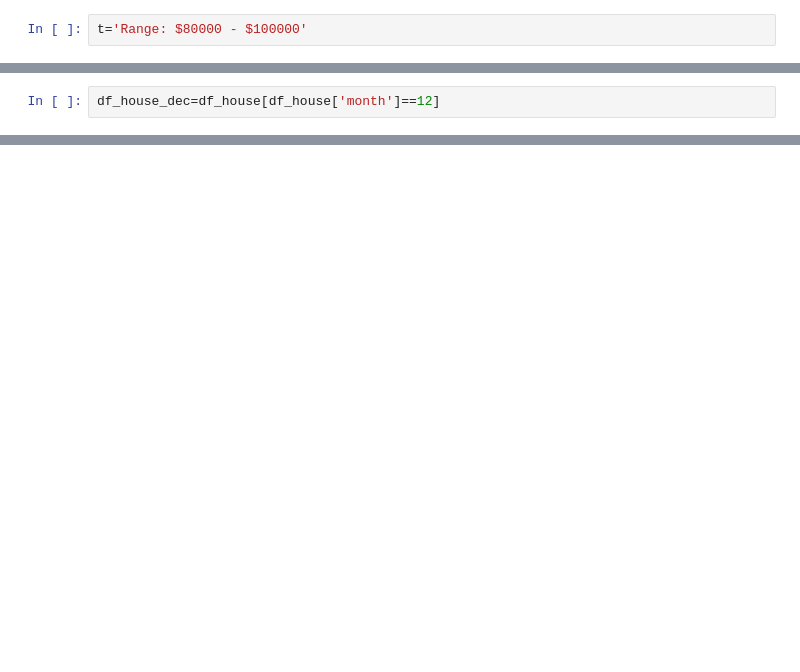
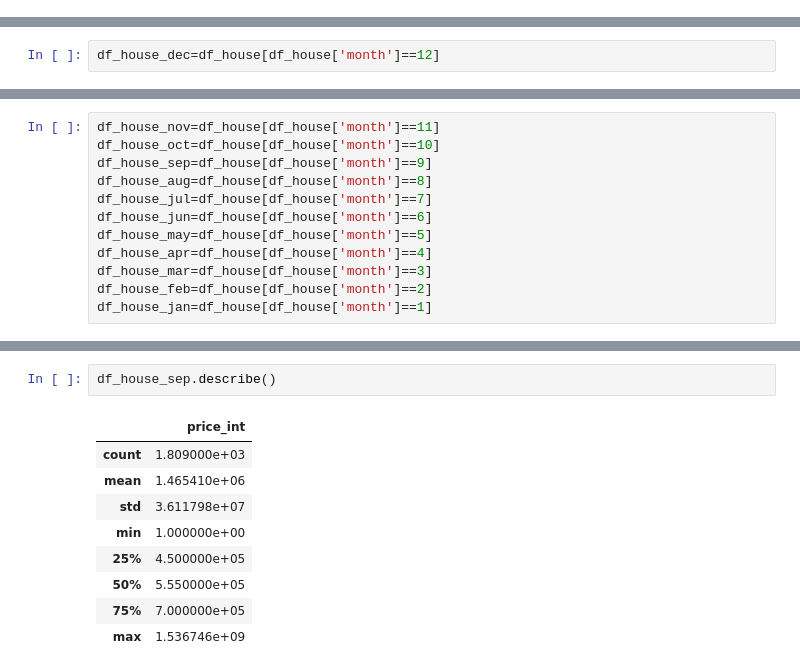
Before and after one commit to xianjunzhengbackup/code, a Jupyter notebook: data science/canberra_property/canberra_property_linear_regression.ipynb, the cells around one changed output, grey strips where cells are left out. Drawn from its saved outputs; the diff is of its cells as text; blank space fills up the shorter version.

```diff
--- a/data science/canberra_property/canberra_property_linear_regression.ipynb
+++ b/data science/canberra_property/canberra_property_linear_regression.ipynb
@@ -54,4 +38,2 @@ def convert_price_to_number(row):
 # %%
 df_house['price_int']=df_house.apply(convert_price_to_number,axis=1)
-# %%
-t='Range: $80000 - $100000'
@@ -91,0 +104,12 @@ df_house_dec.head()
+# %%
+df_house_nov=df_house[df_house['month']==11]
+df_house_oct=df_house[df_house['month']==10]
+df_house_sep=df_house[df_house['month']==9]
+df_house_aug=df_house[df_house['month']==8]
+df_house_jul=df_house[df_house['month']==7]
+df_house_jun=df_house[df_house['month']==6]
+df_house_may=df_house[df_house['month']==5]
+df_house_apr=df_house[df_house['month']==4]
+df_house_mar=df_house[df_house['month']==3]
+df_house_feb=df_house[df_house['month']==2]
+df_house_jan=df_house[df_house['month']==1]
@@ -91,0 +156,12 @@ df_house_dec.head()
+# %%
+df_house_sep.describe()
+# %% [output]
+|  | price_int |
+| count | 1.809000e+03 |
+| mean | 1.465410e+06 |
+| std | 3.611798e+07 |
+| min | 1.000000e+00 |
+| 25% | 4.500000e+05 |
+| 50% | 5.550000e+05 |
+| 75% | 7.000000e+05 |
+| max | 1.536746e+09 |
```
Also changed, not shown: parts of 19 cells of this notebook, 1 other file.
